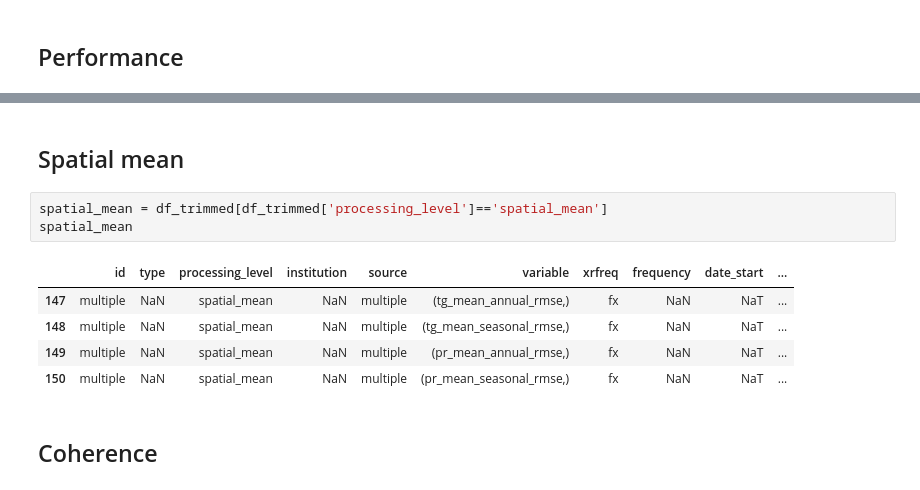
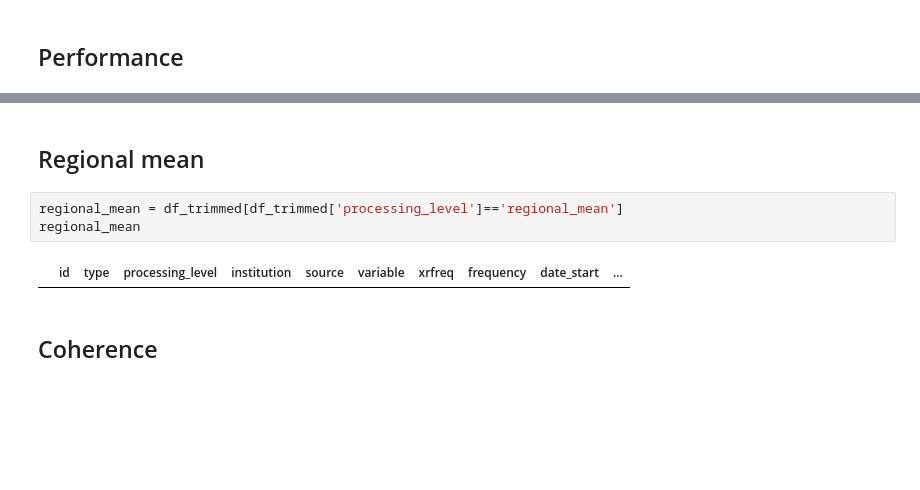
Before and after one commit to Ouranosinc/obsflow, a Jupyter notebook: notebooks/dataset_exploration.ipynb, the cells around one changed output, grey strips where cells are left out. Cells and saved outputs as stored; diff of their text form; blank space fills up the shorter version.

Commit message:
Renamed 'Spatial mean' task to 'Regional mean' to better distinguish from the 'Coherence' task

```diff
--- a/notebooks/dataset_exploration.ipynb
+++ b/notebooks/dataset_exploration.ipynb
@@ -122,15 +122,11 @@ performance
 | 146 | PCIC_PCICBlend_CAN_reconstruction | reconstruction | performance | PCIC | PCICBlend | (pr_mean_seasonal_rmse,) | fx | qtr | 1980-03-01 | ... |
 # %% [markdown]
-## Spatial mean
+## Regional mean
 # %%
-spatial_mean = df_trimmed[df_trimmed['processing_level']=='spatial_mean']
-spatial_mean
+regional_mean = df_trimmed[df_trimmed['processing_level']=='regional_mean']
+regional_mean
 # %% [output]
 |  | id | type | processing_level | institution | source | variable | xrfreq | frequency | date_start | ... |
-| 147 | multiple | NaN | spatial_mean | NaN | multiple | (tg_mean_annual_rmse,) | fx | NaN | NaT | ... |
-| 148 | multiple | NaN | spatial_mean | NaN | multiple | (tg_mean_seasonal_rmse,) | fx | NaN | NaT | ... |
-| 149 | multiple | NaN | spatial_mean | NaN | multiple | (pr_mean_annual_rmse,) | fx | NaN | NaT | ... |
-| 150 | multiple | NaN | spatial_mean | NaN | multiple | (pr_mean_seasonal_rmse,) | fx | NaN | NaT | ... |
 # %% [markdown]
 ## Coherence
 # %%
```
Also changed, not shown: parts of 8 cells of this notebook, 6 other files.
